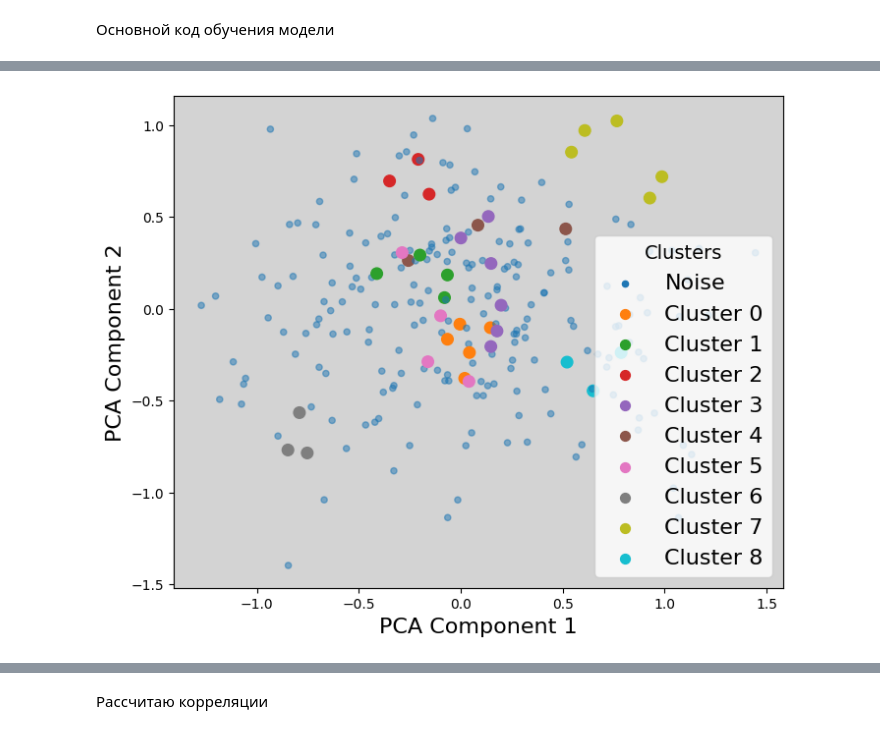
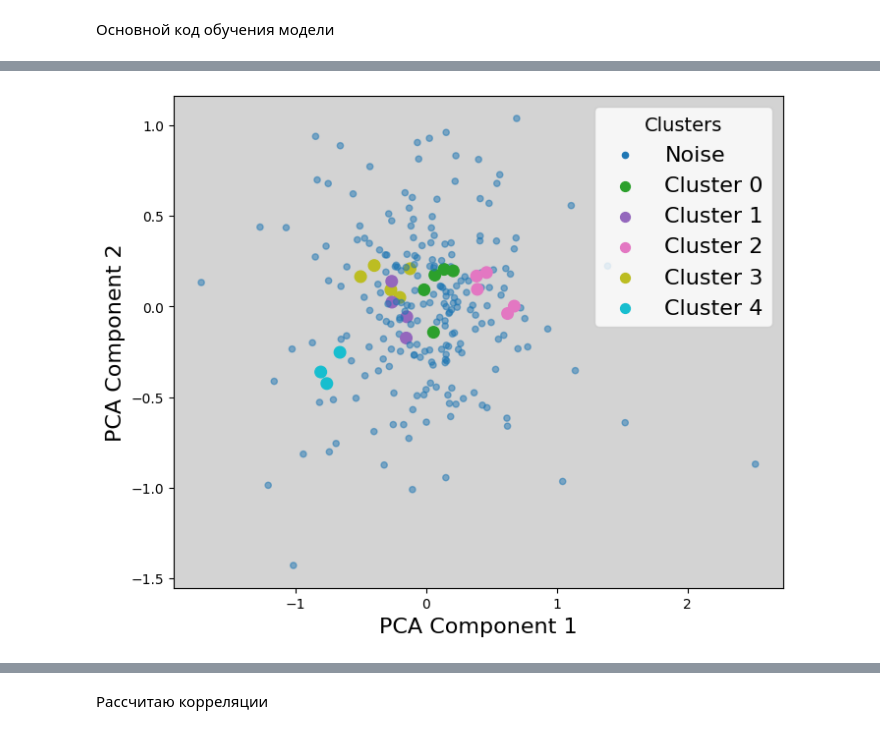
Before and after one commit to intsystems/predicator-function-for-neural-networks, a Jupyter notebook: code/GCN.ipynb, the cells around one changed output, grey strips where cells are left out. Drawn from its saved outputs; the diff is of its cells as text; code cells hidden in the pictures.

Commit message:
fix GCN model

```diff
--- a/code/GCN.ipynb
+++ b/code/GCN.ipynb
@@ -681,7 +746,7 @@ num_epochs = 15
 
 model = SimpleGCN(input_dim,hidden_dim, output_dim, dropout=0)
 optimizer = torch.optim.AdamW(model.parameters(), lr=1e-3)
-criterion = lambda anchor, positive, negative: triplet_loss(anchor, positive, negative, margin=0.1)
+criterion = lambda anchor, positive, negative: triplet_loss(anchor, positive, negative, margin=1)
 # %% [markdown]
 Основной код обучения модели
 # %%
@@ -703,55 +768,65 @@ def extract_embeddings(model, dataset, device):
       embeddings (numpy.ndarray): матрица эмбеддингов (num_samples x embedding_dim).
       indices (list): список индексов (или меток) для примеров.
     """
+    model.to(device)
     model.eval()
     embeddings = []
     indices = []
+
     with torch.no_grad():
-        for i, data in enumerate(dataset):
+        for data in dataset:
             adj, features, index = data
+
+            # Перемещение данных на GPU (если используется)
             adj = adj.to(device)
             features = features.to(device)
-            output = model(adj, features)
-            embeddings.append(output.cpu().numpy())
+
+            # Преобразование матрицы смежности в edge_index
+            edge_index, _ = dense_to_sparse(adj)
+
+            # Получение эмбеддинга графа
+            embedding = model(features, edge_index)
+
+            embeddings.append(embedding.cpu().numpy())
             indices.append(index)
+
     embeddings = np.vstack(embeddings)
     return embeddings, indices
 
 embeddings, indices = extract_embeddings(model, train_dataset, "cpu")
-
 pca = PCA(n_components=2)
 embeddings_2d = pca.fit_transform(embeddings)
 
 optics = OPTICS(min_samples=3, xi=0.025, min_cluster_size=3, metric="euclidean")
 clusters = optics.fit_predict(embeddings)
 
 # Строим 2D-график с кластерами
 plt.figure(figsize=(8, 6.5))
 scatter = plt.scatter(
   embeddings_2d[:, 0],
   embeddings_2d[:, 1],
   c=clusters,
   cmap='tab10',
   s=np.where(clusters == -1, 20, 70),
   alpha=np.where(clusters == -1, 0.5, 1)
 )
 plt.xlabel("PCA Component 1", fontsize=16)
 plt.ylabel("PCA Component 2", fontsize=16)
 
 # Создаем легенду для кластеров
 unique_clusters = np.unique(clusters)
 for cluster in unique_clusters:
   if cluster == -1:
     label = "Noise"
   else:
     label = f"Cluster {cluster}"
   plt.scatter([], [], color=scatter.cmap(scatter.norm(cluster)), label=label, s=50 if cluster != -1 else 20)
 
 plt.legend(title="Clusters", fontsize=16, title_fontsize=14)
 plt.gca().set_facecolor('lightgrey')
 plt.show()
 # %% [output]
-[figure, old version]
+[figure, new version]
 # %%
 embeddings[0]
 # %% [output]
```
Also changed, not shown: parts of 11 cells of this notebook, 2 other files.
